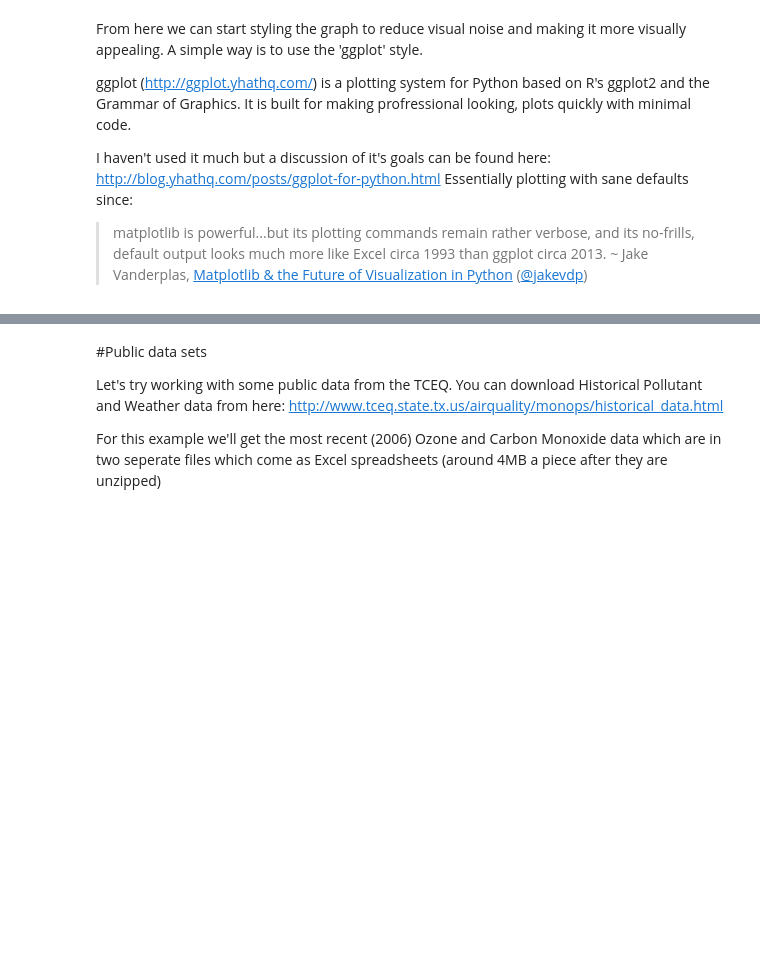
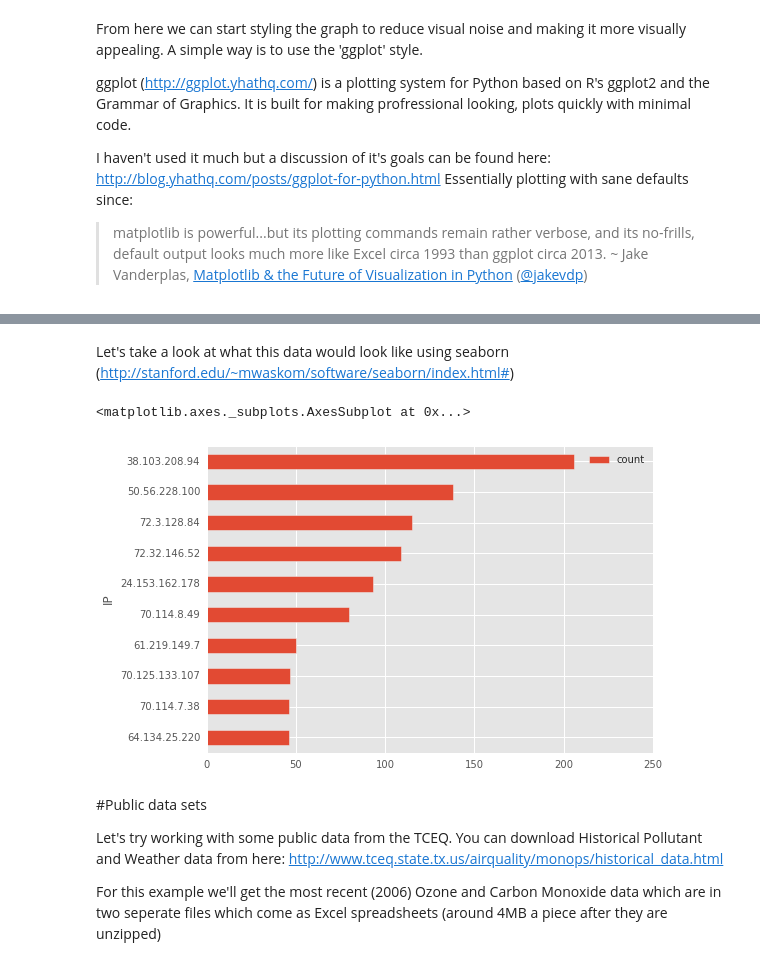
Before and after one commit to epequeno/acpg-may2015, a Jupyter notebook: pandas.ipynb, the cells around one changed output, grey strips where cells are left out. Drawn from its saved outputs; the diff is of its cells as text; code cells hidden in the pictures; blank space fills up the shorter version.

```diff
--- a/pandas.ipynb
+++ b/pandas.ipynb
@@ -177,3 +186,11 @@ df.sort(columns='count', ascending=True).plot(kind='barh', x=df['IP'], grid=Fals
+# %% [markdown]
+Let's take a look at what this data would look like using seaborn (http://stanford.edu/~mwaskom/software/seaborn/index.html#)
+# %%
+import seaborn as sns
+df.sort(columns='count', ascending=True).plot(kind='barh', x=df['IP'])
+# %% [output]
+<matplotlib.axes._subplots.AxesSubplot at 0x...>
+[figure, added]
 # %% [markdown]
 #Public data sets
 
```
Also changed, not shown: parts of 5 cells of this notebook, 2 other files.
